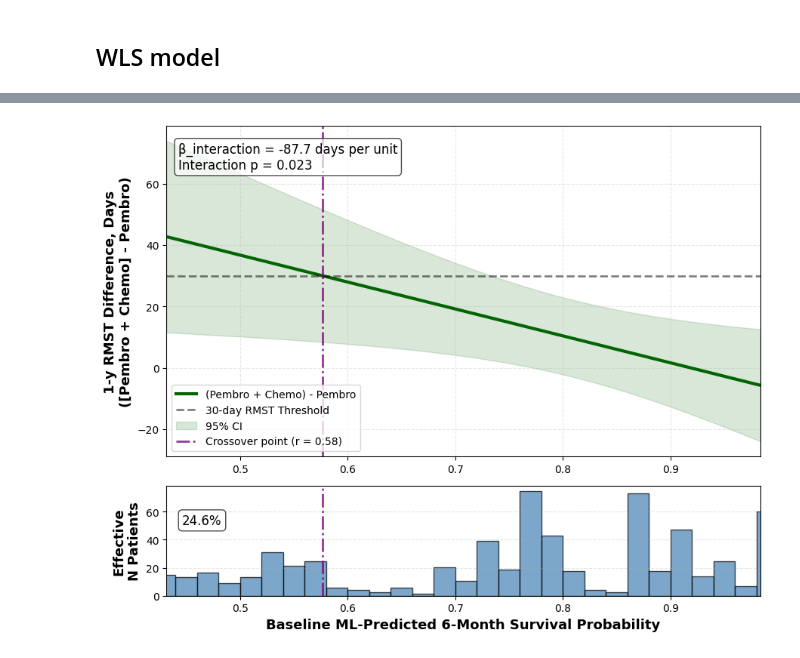
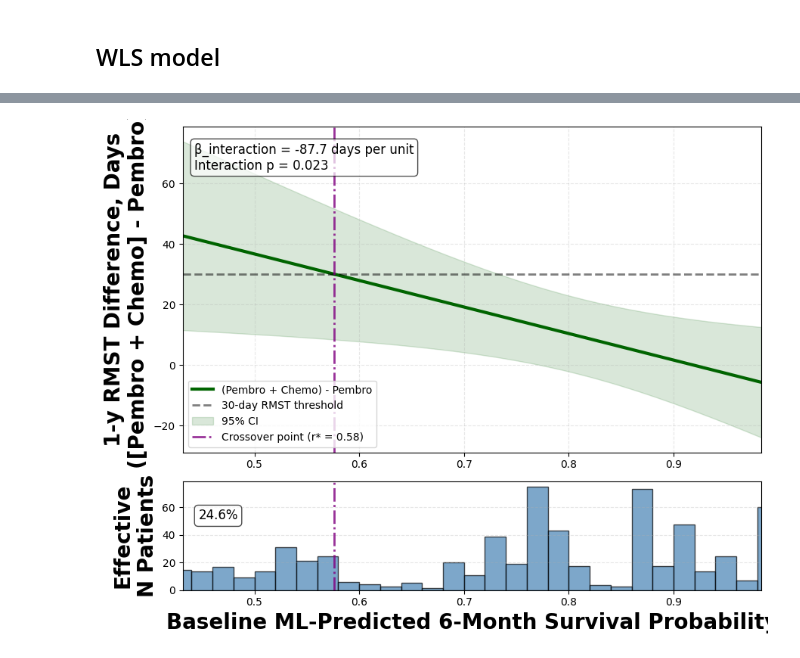
Before and after one commit to xavier-orcutt/io-heterogeneity, a Jupyter notebook: aNSCLC/notebooks/wls_rmst.ipynb, the cells around one changed output, grey strips where cells are left out. Drawn from its saved outputs; the diff is of its cells as text; code cells hidden in the pictures.

Commit message:
updated wls plots

```diff
--- a/aNSCLC/notebooks/wls_rmst.ipynb
+++ b/aNSCLC/notebooks/wls_rmst.ipynb
@@ -204,7 +204,7 @@ fig, (ax1, ax2) = plt.subplots(2, 1, figsize = (9, 7), gridspec_kw = {'height_ra
 ax1.plot(effect_1y_df['baseline'], effect_1y_df['treatment_effect'],
          linewidth = 3, color = 'darkgreen', label = '(Pembro + Chemo) - Pembro')
 
-ax1.axhline(y = 30, color = 'black', linestyle = '--', linewidth = 2, alpha = 0.5, label = '30-day RMST Threshold')
+ax1.axhline(y = 30, color = 'black', linestyle = '--', linewidth = 2, alpha = 0.5, label = '30-day RMST threshold')
 
 # Shade 95% CI
 ax1.fill_between(effect_1y_df['baseline'], effect_1y_df['ci_lower'], effect_1y_df['ci_upper'],
@@ -225,9 +225,9 @@ crossover_in_range = (crossover_survival_estimate >= psurv_grid.min()) and (cros
 # Add vertical line at crossover point if it's in range
 if crossover_in_range:
     ax1.axvline(x = crossover_survival_estimate, color = 'purple', alpha = 0.8, linestyle = '-.', linewidth = 2,
-               label = f'Crossover point (r = {crossover_survival_estimate:.2f})')
+               label = f'Crossover point (r* = {crossover_survival_estimate:.2f})')
 
-ax1.set_ylabel('1-y RMST Difference, Days\n([Pembro + Chemo] - Pembro)', fontsize = 13, fontweight = 'bold')
+ax1.set_ylabel('1-y RMST Difference, Days\n([Pembro + Chemo] - Pembro)', fontsize = 20, fontweight = 'bold')
 
 ax1.legend(fontsize = 10, loc = 'lower left')
 ax1.grid(alpha = 0.3, linestyle = '--')
@@ -252,36 +252,36 @@ ax1.text(0.02, 0.95, stats_text,
 ax2.hist(overlap_df['psurv_180_calibrated'],
          bins = 50,
          weights = overlap_df['overlap_weight'],
          alpha = 0.7,
          edgecolor = 'black',
          color = 'steelblue')
 
 # Add crossover line to bottom panel if in range
 if crossover_in_range:
     ax2.axvline(x = crossover_survival_estimate, color = 'purple', alpha = 0.8, linestyle = '-.', linewidth = 2)
 
     # Calculate weighted percentile below crossover
     weighted_pct_below = (
         overlap_df.loc[overlap_df['psurv_180_calibrated'] <= crossover_survival_estimate, 'overlap_weight'].sum() /
         overlap_df['overlap_weight'].sum() * 100
     )
 
     # Add percentile annotation
     ax2.text(crossover_survival_estimate - 0.13, ax2.get_ylim()[1]*0.65,
              f"{weighted_pct_below:.1f}%",
              ha = 'left', fontsize = 12,
              bbox = dict(boxstyle = 'round', facecolor = 'white', alpha = 0.7))
 
-ax2.set_xlabel('Baseline ML-Predicted 6-Month Survival Probability', fontsize = 13, fontweight = 'bold')
-ax2.set_ylabel('Effective\nN Patients', fontsize = 13, fontweight = 'bold')
+ax2.set_xlabel('Baseline ML-Predicted 6-Month Survival Probability', fontsize = 20, fontweight = 'bold')
+ax2.set_ylabel('Effective\nN Patients', fontsize = 20, fontweight = 'bold')
 ax2.set_xlim([psurv_grid.min(), psurv_grid.max()])
 ax2.grid(alpha = 0.3, linestyle = '--', axis = 'y')
 
 plt.tight_layout()
 #plt.savefig('../outputs/wls_rmst_1y.pdf', format = 'pdf', bbox_inches = 'tight')
 plt.show()
 # %% [output]
-[figure, old version]
+[figure, new version]
 # %%
 formula_2y = 'rmst_pseudo_2y ~ treatment * psurv_180_calibrated'
 
```
Also changed, not shown: parts of 3 cells of this notebook, 17 other files.
